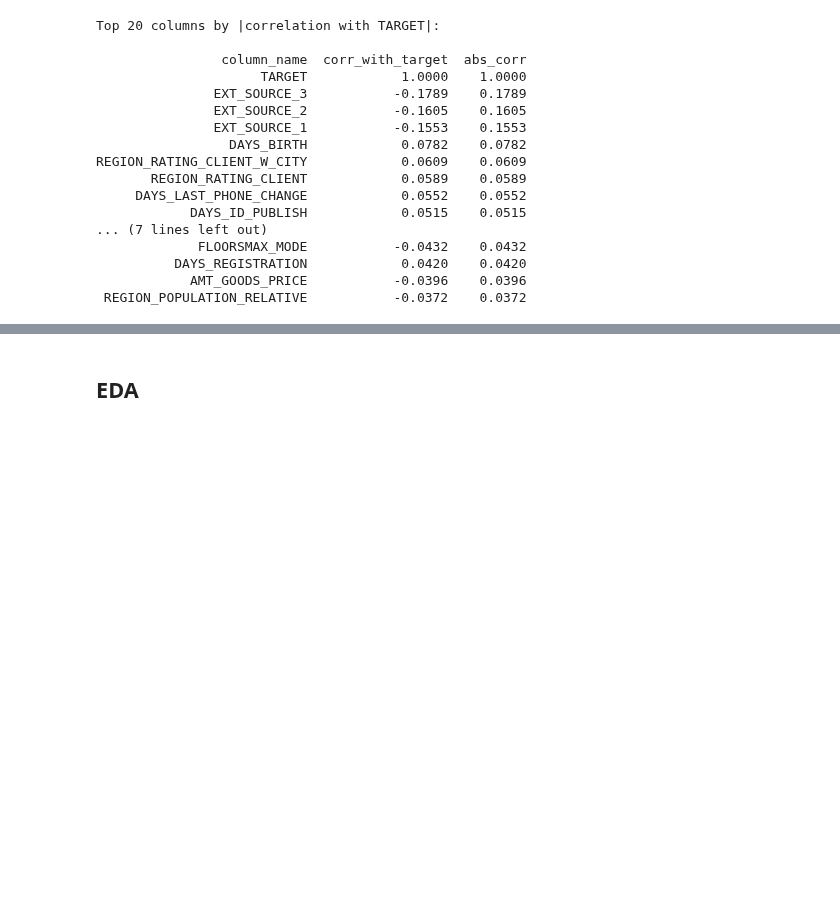
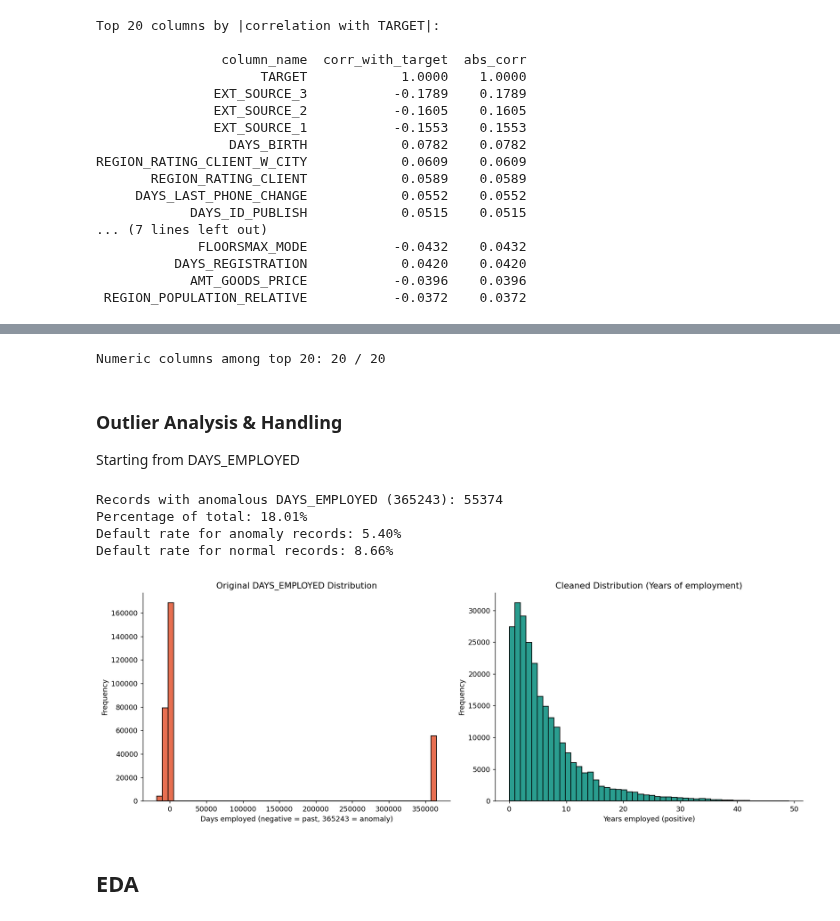
Before and after one commit to dimitrimovila/credit_risk_model, a Jupyter notebook: 01_eda_and_sql.ipynb, the cells around one changed output, grey strips where cells are left out. Cells and saved outputs as stored; diff of their text form; code cells hidden in the pictures; blank space fills up the shorter version.

```diff
--- a/01_eda_and_sql.ipynb
+++ b/01_eda_and_sql.ipynb
@@ -289,3 +474,63 @@ REGION_RATING_CLIENT_W_CITY            0.0609    0.0609
+# %%
+top20 = top_20['feature'].tolist()
+
+types = con.execute("DESCRIBE app_train").df()[['column_name','column_type']]
+numeric_types = {'BIGINT','INTEGER','DOUBLE','FLOAT','HUGEINT'}
+
+numeric_count = types[types['column_name'].isin(top20) &
+                      types['column_type'].isin(numeric_types)].shape[0]
+
+print(f"Numeric columns among top 20: {numeric_count} / {len(top20)}")
+# %% [output]
+Numeric columns among top 20: 20 / 20
+# %% [markdown]
+### Outlier Analysis & Handling
+Starting from DAYS_EMPLOYED
+# %%
+# 1. Extract DAYS_EMPLOYED and TARGET for outlier analysis
+query_outlier = """
+    SELECT DAYS_EMPLOYED, TARGET
+    FROM app_train
+    WHERE TARGET IS NOT NULL
+"""
+df_outlier = con.execute(query_outlier).df()
+
+# 2. Compute statistics for the anomaly
+anomalous_val = 365243
+anomalies = df_outlier[df_outlier['DAYS_EMPLOYED'] == anomalous_val]
+non_anomalies = df_outlier[df_outlier['DAYS_EMPLOYED'] != anomalous_val]
+
+print(f"Records with anomalous DAYS_EMPLOYED ({anomalous_val}): {len(anomalies)}")
+print(f"Percentage of total: {(len(anomalies) / len(df_outlier)) * 100:.2f}%")
+print(f"Default rate for anomaly records: {anomalies['TARGET'].mean() * 100:.2f}%")
+print(f"Default rate for normal records: {non_anomalies['TARGET'].mean() * 100:.2f}%\n")
+
+# 3. Visual comparison: distribution with and without the anomaly
+plt.figure(figsize=(14, 5))
+
+# Original distribution
+plt.subplot(1, 2, 1)
+df_outlier['DAYS_EMPLOYED'].plot(kind='hist', bins=50, color='#e76f51', edgecolor='black')
+plt.title('Original DAYS_EMPLOYED Distribution')
+plt.xlabel('Days employed (negative = past, 365243 = anomaly)')
+plt.ylabel('Frequency')
+
+# Clean distribution (anomaly replaced with NaN), converted to years
+days_employed_clean = df_outlier['DAYS_EMPLOYED'].replace(anomalous_val, np.nan)
+plt.subplot(1, 2, 2)
+(days_employed_clean / -365).plot(kind='hist', bins=50, color='#2a9d8f', edgecolor='black')
+plt.title('Cleaned Distribution (Years of employment)')
+plt.xlabel('Years employed (positive)')
+plt.ylabel('Frequency')
+
+plt.tight_layout()
+plt.show()
+# %% [output]
+Records with anomalous DAYS_EMPLOYED (365243): 55374
+Percentage of total: 18.01%
+Default rate for anomaly records: 5.40%
+Default rate for normal records: 8.66%
+[figure, added]
 # %% [markdown]
 ## EDA
 # %% [markdown]
```
Also changed, not shown: parts of 14 cells of this notebook, 1 other file.
